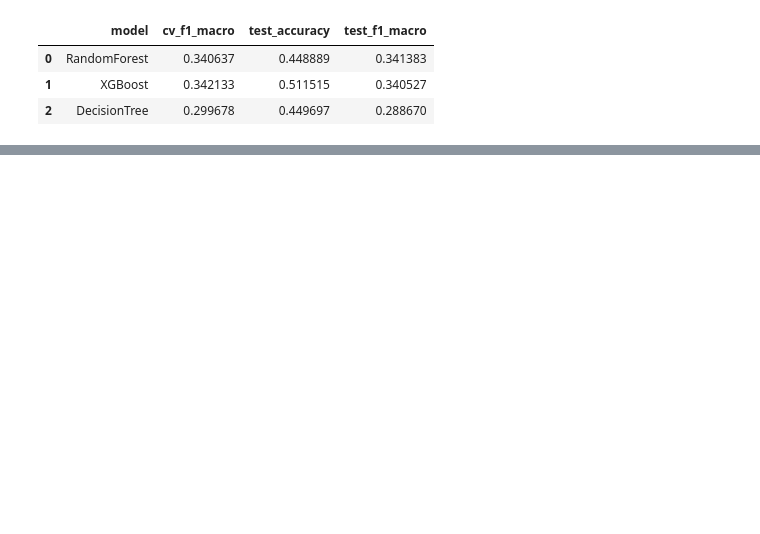
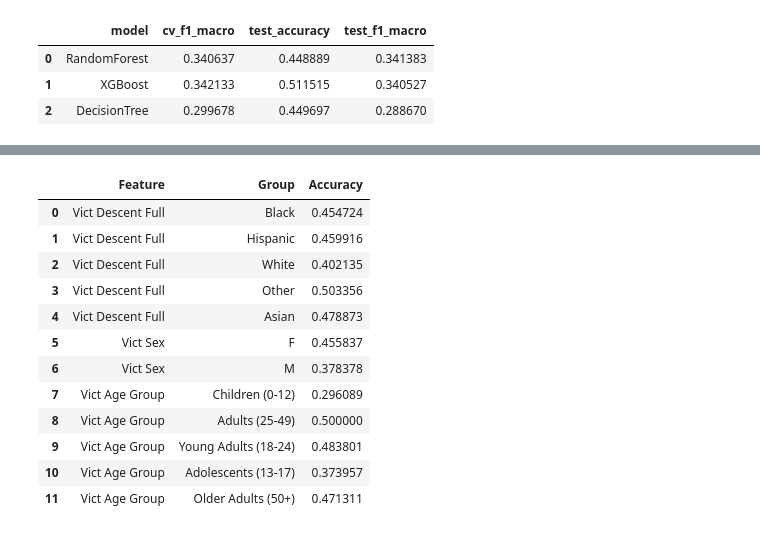
Before and after one commit to emilynnguyen1/Violent-Sexual-Crimes, a Jupyter notebook: notebooks/Violent-Sexual-Crimes-Analysis.ipynb, the cells around one changed output, grey strips where cells are left out. Cells and saved outputs as stored; diff of their text form; code cells hidden in the pictures; blank space fills up the shorter version.

```diff
--- a/notebooks/Violent-Sexual-Crimes-Analysis.ipynb
+++ b/notebooks/Violent-Sexual-Crimes-Analysis.ipynb
@@ -481,0 +512,40 @@ improved_results_df
+# %%
+# Fairness: accuracy by subgroup
+# Use the improved RandomForest pipeline
+improved_rf_pipeline = improved_results[1]['estimator']
+
+# Include 'Vict Age' as a subgroup
+subgroup_features = ['Vict Descent Full', 'Vict Sex', 'Vict Age Group']
+fairness_results = []
+
+for feature in subgroup_features:
+    for group in X_test[feature].unique():
+        mask = X_test[feature] == group
+        if mask.sum() == 0:
+            continue
+        X_group = X_test[mask]
+        y_true_group = y_test_enc[mask]
+        y_pred_group = improved_rf_pipeline.predict(X_group)
+        acc = accuracy_score(y_true_group, y_pred_group)
+        fairness_results.append({
+            "Feature": feature,
+            "Group": group,
+            "Accuracy": acc
+        })
+
+fairness_df = pd.DataFrame(fairness_results)
+fairness_df
+# %% [output]
+|  | Feature | Group | Accuracy |
+| 0 | Vict Descent Full | Black | 0.454724 |
+| 1 | Vict Descent Full | Hispanic | 0.459916 |
+| 2 | Vict Descent Full | White | 0.402135 |
+| 3 | Vict Descent Full | Other | 0.503356 |
+| 4 | Vict Descent Full | Asian | 0.478873 |
+| 5 | Vict Sex | F | 0.455837 |
+| 6 | Vict Sex | M | 0.378378 |
+| 7 | Vict Age Group | Children (0-12) | 0.296089 |
+| 8 | Vict Age Group | Adults (25-49) | 0.500000 |
+| 9 | Vict Age Group | Young Adults (18-24) | 0.483801 |
+| 10 | Vict Age Group | Adolescents (13-17) | 0.373957 |
+| 11 | Vict Age Group | Older Adults (50+) | 0.471311 |
```
Also changed, not shown: parts of 8 cells of this notebook.
